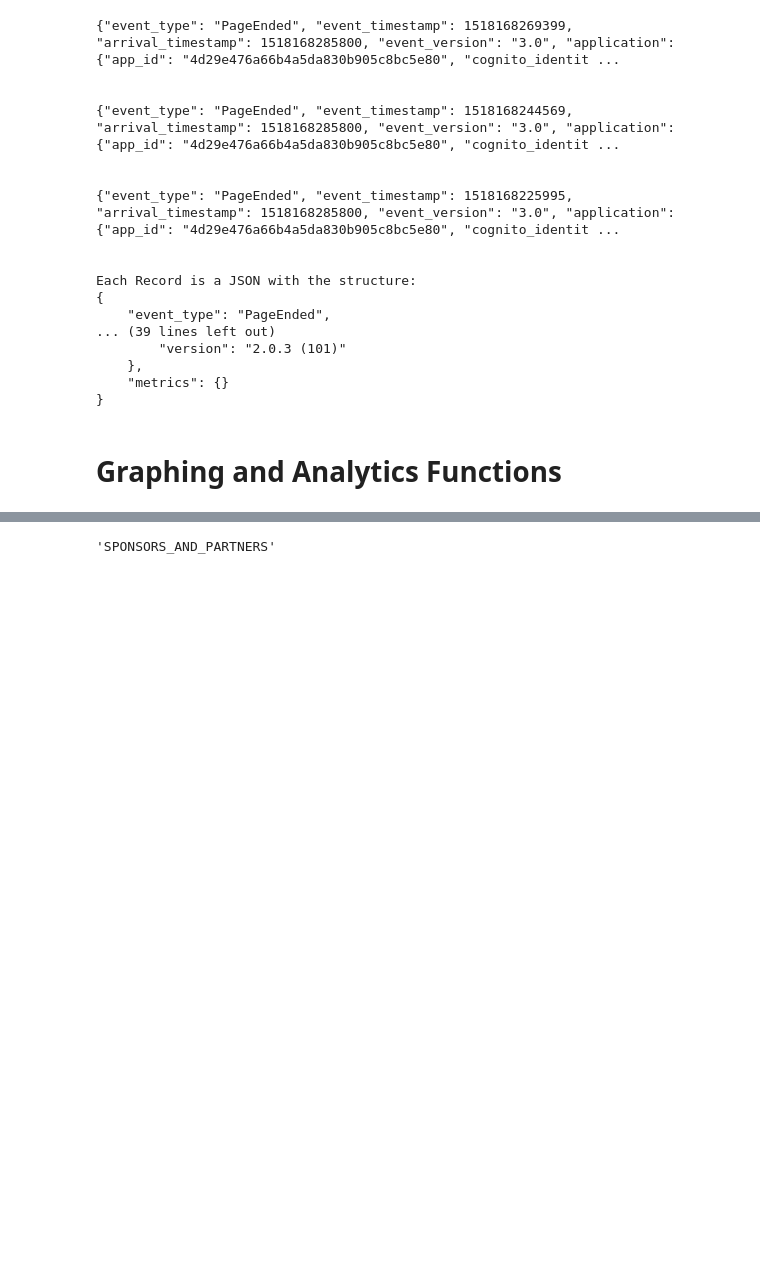
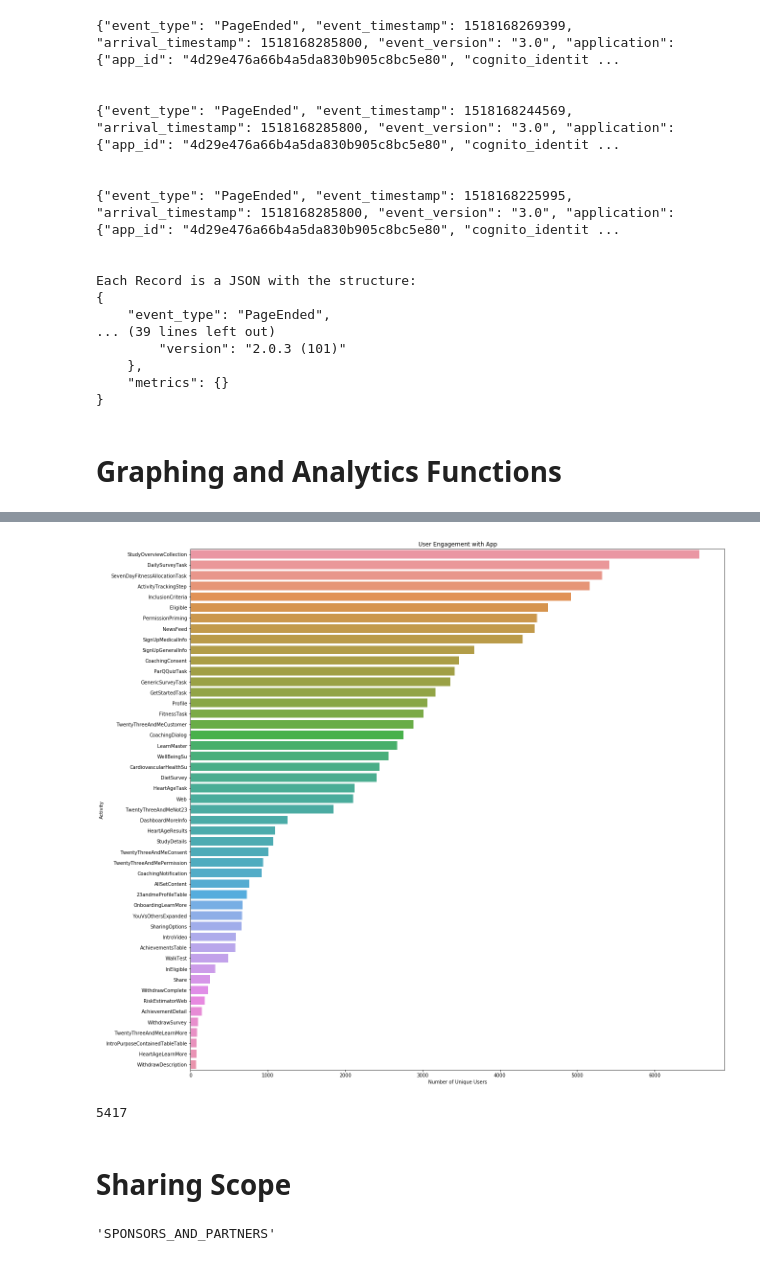
Before and after one commit to AshleyLab/myheartcounts, a Jupyter notebook: daniel_code/notebooks/AWS Analytics.ipynb, the cells around one changed output, grey strips where cells are left out. Drawn from its saved outputs; the diff is of its cells as text; code cells hidden in the pictures; blank space fills up the shorter version.

```diff
--- a/daniel_code/notebooks/AWS Analytics.ipynb
+++ b/daniel_code/notebooks/AWS Analytics.ipynb
@@ -331,0 +530,13 @@ def journey_map(healthcode_map, healthcodes):
+# %%
+plt.figure(figsize=(20, 20))
+plt.title("User Engagement with App")
+plt.xlabel("Number of Unique Users")
+plt.ylabel("Activity")
+sns.barplot(x=values, y = names, order = [x for _, x in sorted(zip(values,names), reverse = True)])
+plt.show()
+# %% [output]
+[figure, added]
+# %%
+len(ids['APHDailySurveyTaskViewController'])
+# %% [output]
+5417
@@ -332,3 +546,5 @@ def journey_map(healthcode_map, healthcodes):
+# %% [markdown]
+# Sharing Scope
 # %%
 sharing = pd.read_csv("/scratch/PI/euan/projects/mhc/code/daniel_code/aws/tables/sharing_scope.csv").set_index("healthCode")
 #Get an itemp like
```
Also changed, not shown: parts of 27 cells of this notebook, 5 other files.
